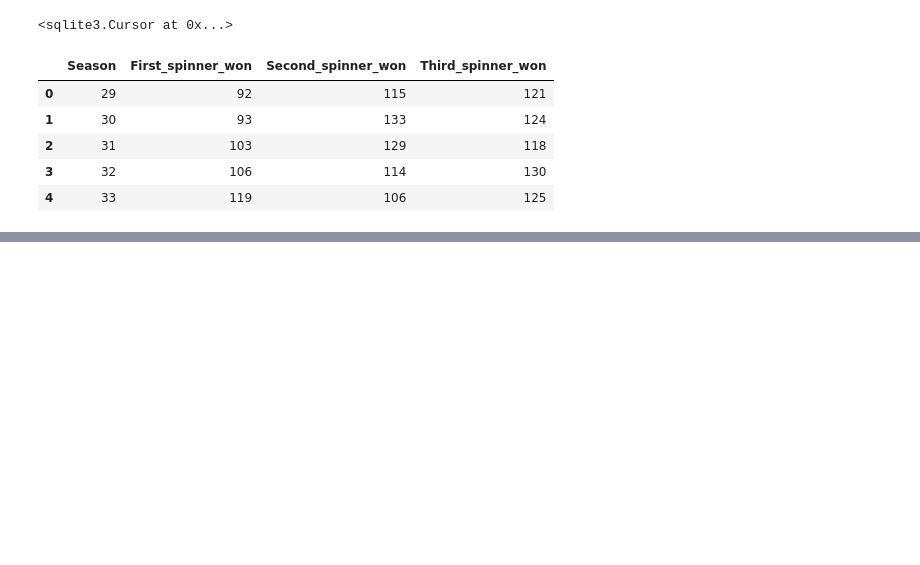
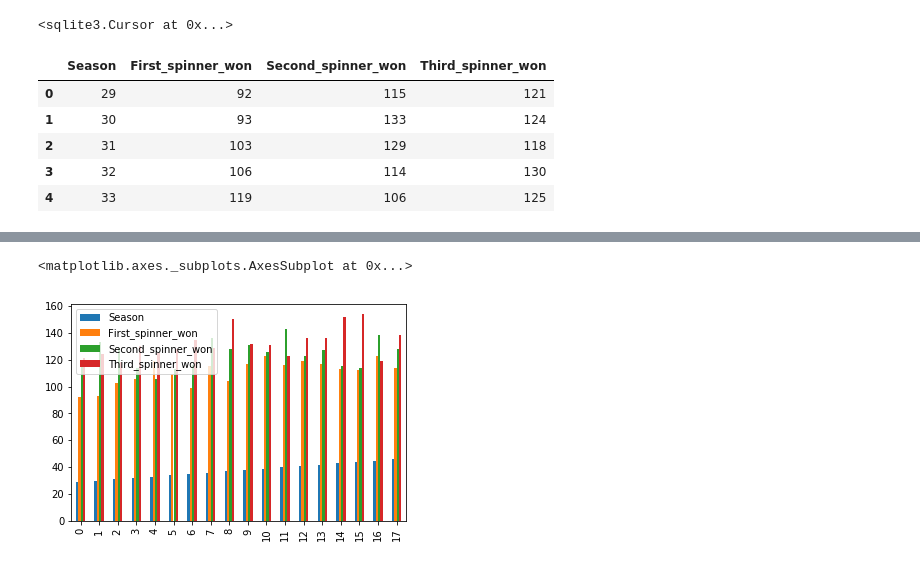
Before and after one commit to koryvette/python, a Jupyter notebook: project/PythonProject-SQL (1).ipynb, the cells around one changed output, grey strips where cells are left out. Drawn from its saved outputs; the diff is of its cells as text; code cells hidden in the pictures; blank space fills up the shorter version.

```diff
--- a/project/PythonProject-SQL (1).ipynb
+++ b/project/PythonProject-SQL (1).ipynb
@@ -177,0 +221,5 @@ plt.plot(ShowcaseStats)
+# %%
+df_showcase.plot.bar()
+# %% [output]
+<matplotlib.axes._subplots.AxesSubplot at 0x...>
+[figure, added]
```
Also changed, not shown: parts of 22 cells of this notebook.
